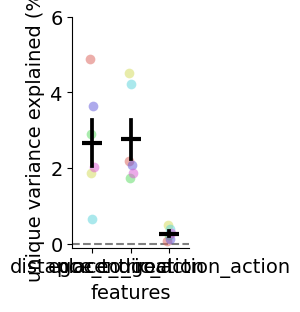
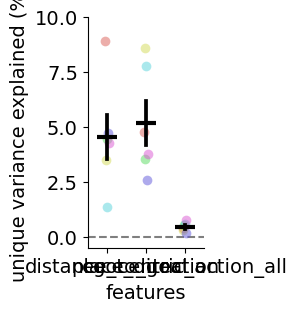
The notebook cell's code change between the first figure and the second:
--- before
+++ after
@@ -2,5 +2,7 @@
 reload(ve)
 f, ax = plt.subplots(figsize=(1.5, 3))
-ve.plot_variance_explained(cpd_df, features=models, plot_single_subject=True, print_stats=True, ax=ax)
-ax.set_ylim(-0.1, 6)
-f.savefig("../results/nbeGLM/figures/unique_variance_explained.pdf")
+ve.plot_variance_explained(
+    cpd_df, features=models, plot_single_subject=True, print_stats=True, orientation="vertical", ax=ax
+)
+ax.set_ylim(-0.5, 10)
+# f.savefig("../results/nbeGLM/figures/unique_variance_explained.pdf")

Commit: nbeGLM round 2 results